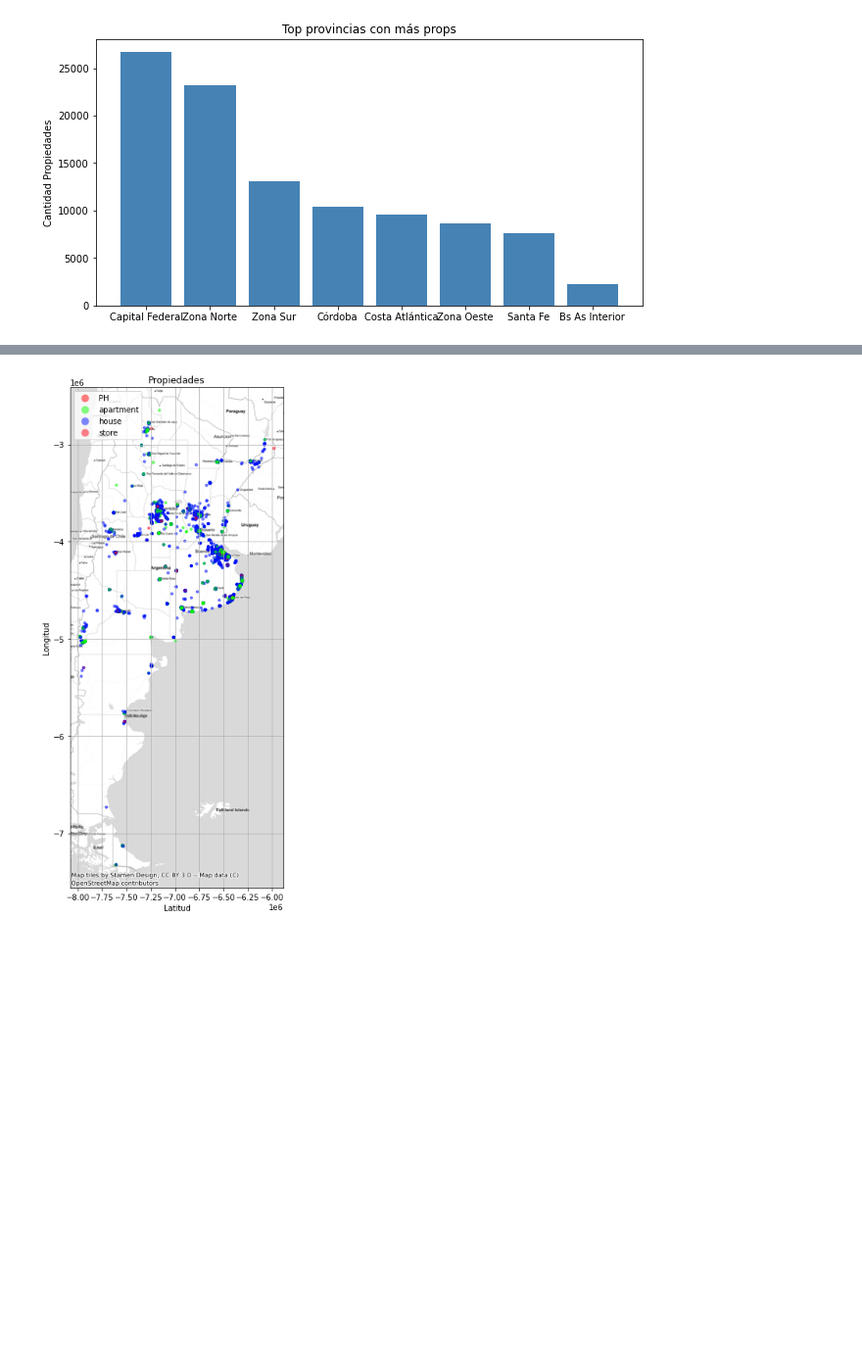
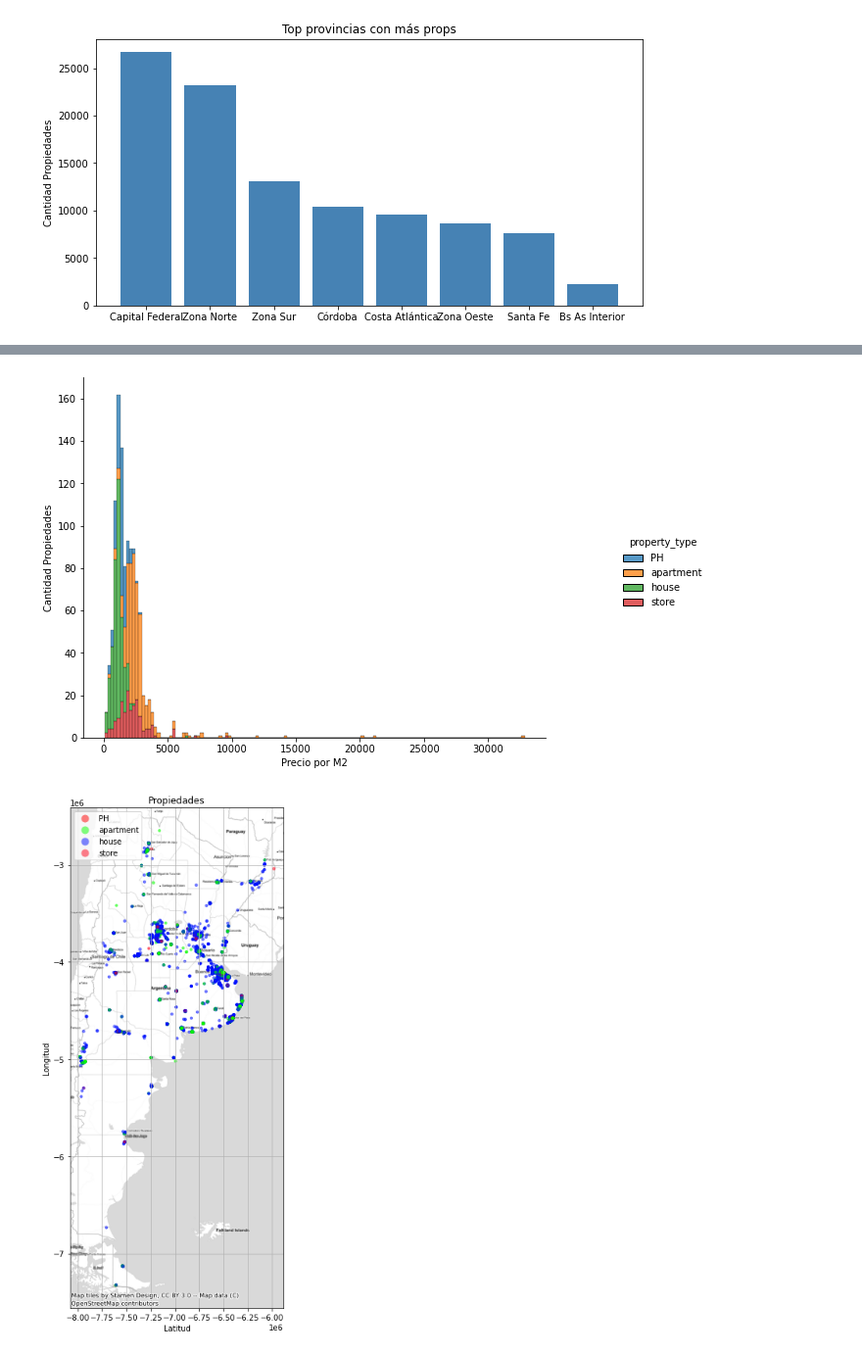
Before and after one commit to FernandoCastroSaia/DH, a Jupyter notebook: TPMerge3.ipynb, the cells around one changed output, grey strips where cells are left out. Shown at 98% size. Cells and saved outputs as stored; diff of their text form; code cells hidden in the pictures; blank space fills up the shorter version.

```diff
--- a/TPMerge3.ipynb
+++ b/TPMerge3.ipynb
@@ -871,3 +886,10 @@ plt.show()
+# %%
+g = sns.displot(data=data_pivot, x="price_usd_per_m2", hue="property_type", multiple="stack")
+g.fig.set_size_inches(10, 6)
+g.set_axis_labels("Precio por M2", "Cantidad Propiedades")
+plt.show()
+# %% [output]
+[figure, added]
 # %%
 #GEOLOCALIZACIÓN SEGÚN TIPO DE PROPIEDAD
 
```
Also changed, not shown: parts of 15 cells of this notebook.
